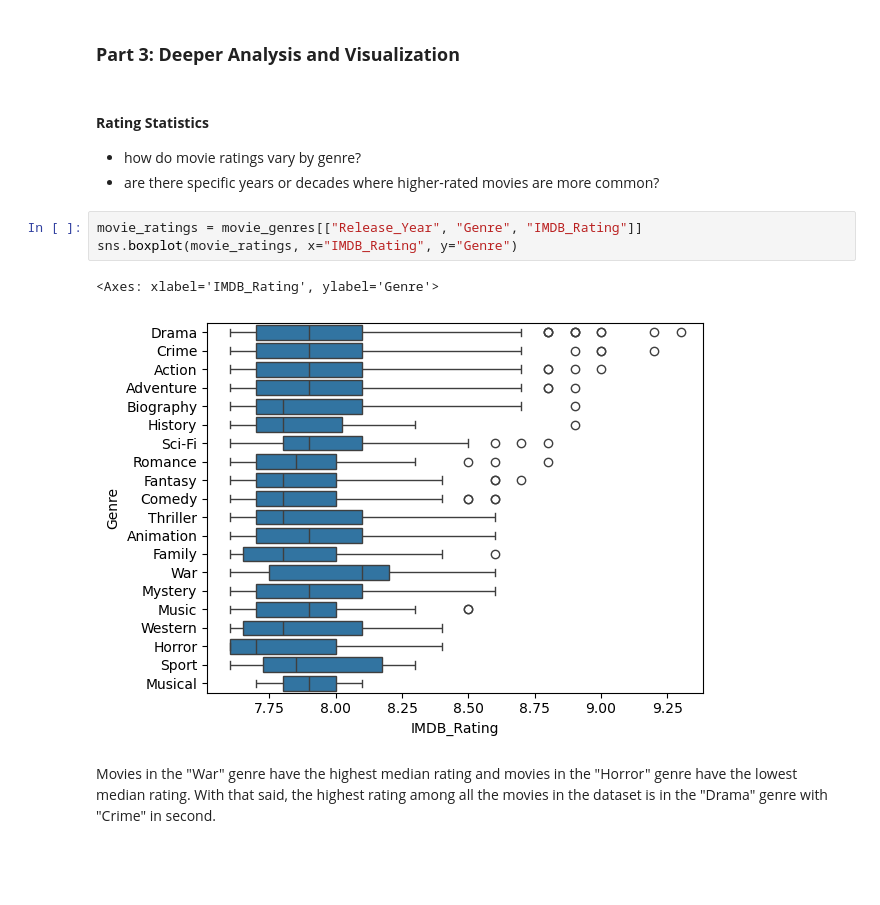
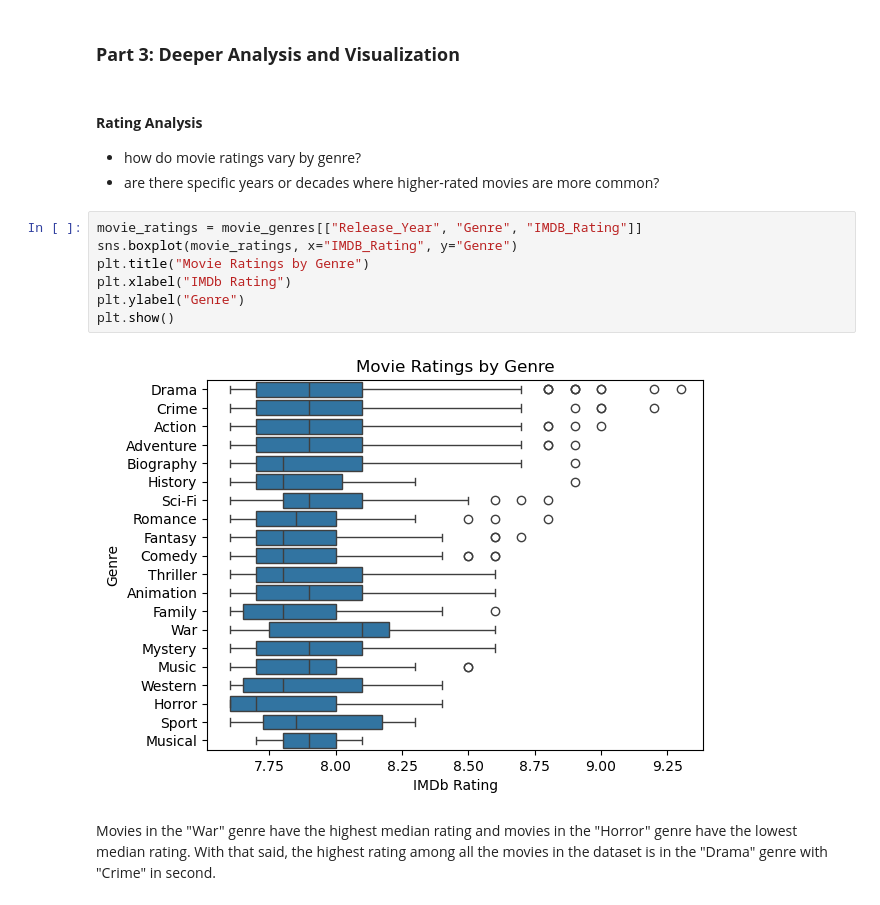
Before and after one commit to okashashuda/data-analysis-movies, a Jupyter notebook: movies-analysis.ipynb, the cells around one changed output. Drawn from its saved outputs; the diff is of its cells as text; blank space fills up the shorter version.

```diff
--- a/movies-analysis.ipynb
+++ b/movies-analysis.ipynb
@@ -221,14 +228,17 @@ The graph above shows the distribution of movies by release year. A common trend
 # %% [markdown]
 ### **Part 3: Deeper Analysis and Visualization**
 # %% [markdown]
-#### **Rating Statistics**
+#### **Rating Analysis**
 - how do movie ratings vary by genre?
 - are there specific years or decades where higher-rated movies are more common?
 # %%
 movie_ratings = movie_genres[["Release_Year", "Genre", "IMDB_Rating"]]
 sns.boxplot(movie_ratings, x="IMDB_Rating", y="Genre")
+plt.title("Movie Ratings by Genre")
+plt.xlabel("IMDb Rating")
+plt.ylabel("Genre")
+plt.show()
 # %% [output]
-<Axes: xlabel='IMDB_Rating', ylabel='Genre'>
-[figure, old version]
+[figure, new version]
 # %% [markdown]
 Movies in the "War" genre have the highest median rating and movies in the "Horror" genre have the lowest median rating. With that said, the highest rating among all the movies in the dataset is in the "Drama" genre with "Crime" in second.
```
Also changed, not shown: parts of 21 cells of this notebook.
